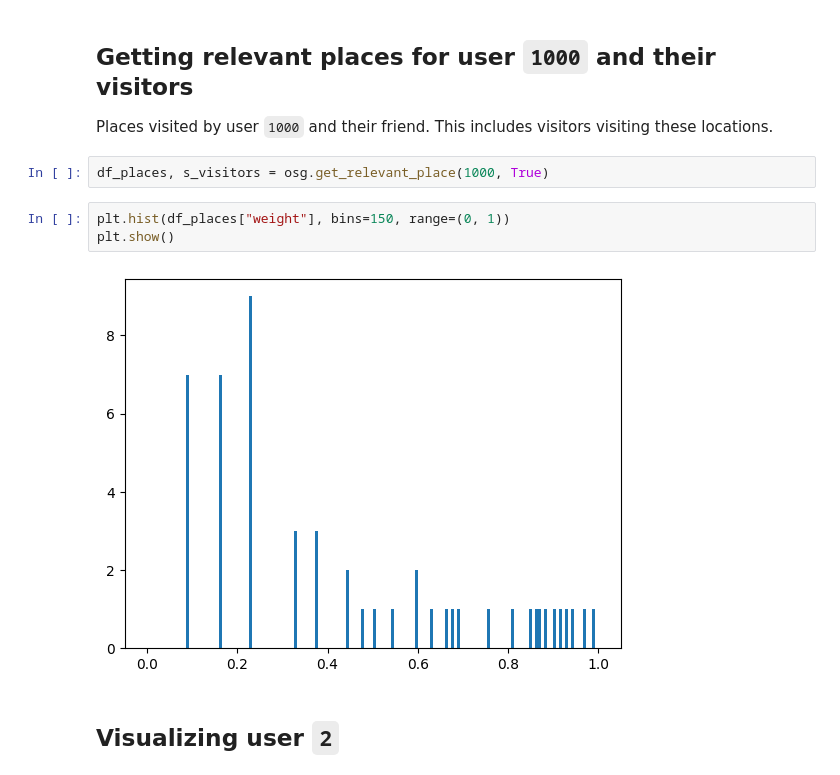
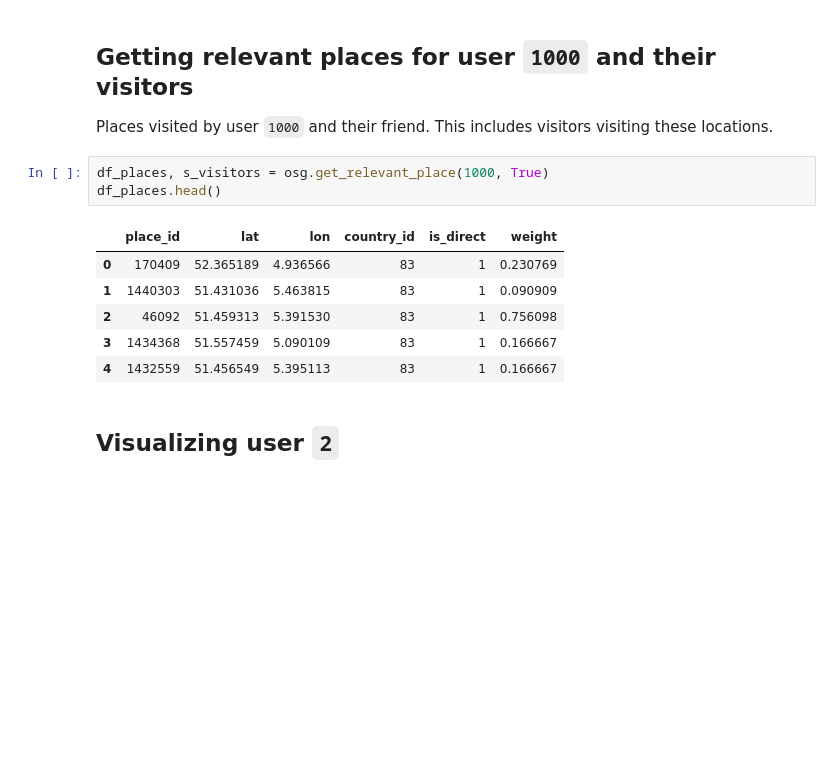
Before and after one commit to mjorrico/spatial-data-visualizer, a Jupyter notebook: object_summary_demo.ipynb, the cells around one changed output. Saved outputs shown, nothing was run; the diff lists cells and outputs as text; blank space fills up the shorter version.

```diff
--- a/object_summary_demo.ipynb
+++ b/object_summary_demo.ipynb
@@ -140,11 +139,14 @@ print(os1)
 Places visited by user `1000` and their friend. This includes visitors visiting these locations.
 # %%
 df_places, s_visitors = osg.get_relevant_place(1000, True)
+df_places.head()
+# %% [output]
+|  | place_id | lat | lon | country_id | is_direct | weight |
+| 0 | 170409 | 52.365189 | 4.936566 | 83 | 1 | 0.230769 |
+| 1 | 1440303 | 51.431036 | 5.463815 | 83 | 1 | 0.090909 |
+| 2 | 46092 | 51.459313 | 5.391530 | 83 | 1 | 0.756098 |
+| 3 | 1434368 | 51.557459 | 5.090109 | 83 | 1 | 0.166667 |
+| 4 | 1432559 | 51.456549 | 5.395113 | 83 | 1 | 0.166667 |
-# %%
-plt.hist(df_places["weight"], bins=150, range=(0, 1))
-plt.show()
-# %% [output]
-[figure, removed]
 # %% [markdown]
 ## Visualizing user `2`
 # %%
```
Also changed, not shown: parts of 2 cells of this notebook, 4 other files.
